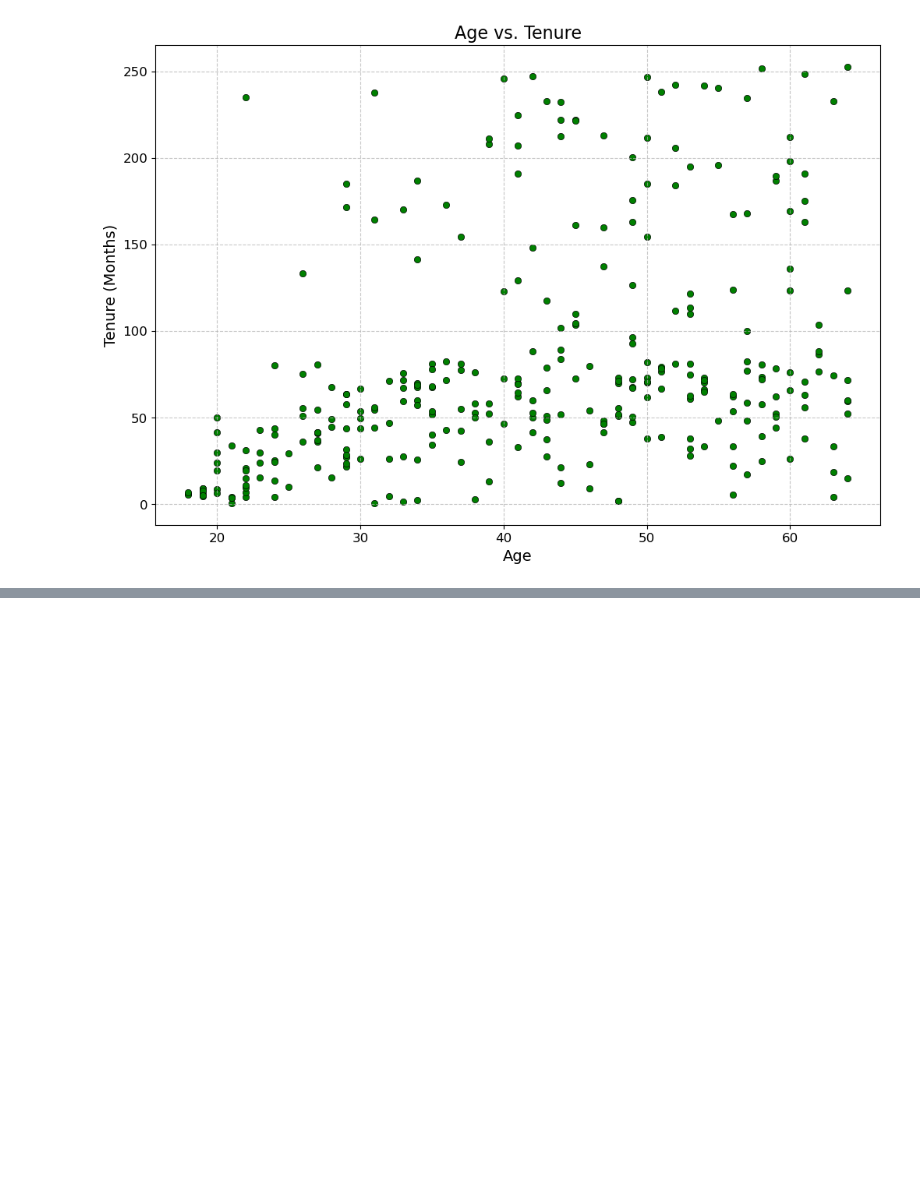
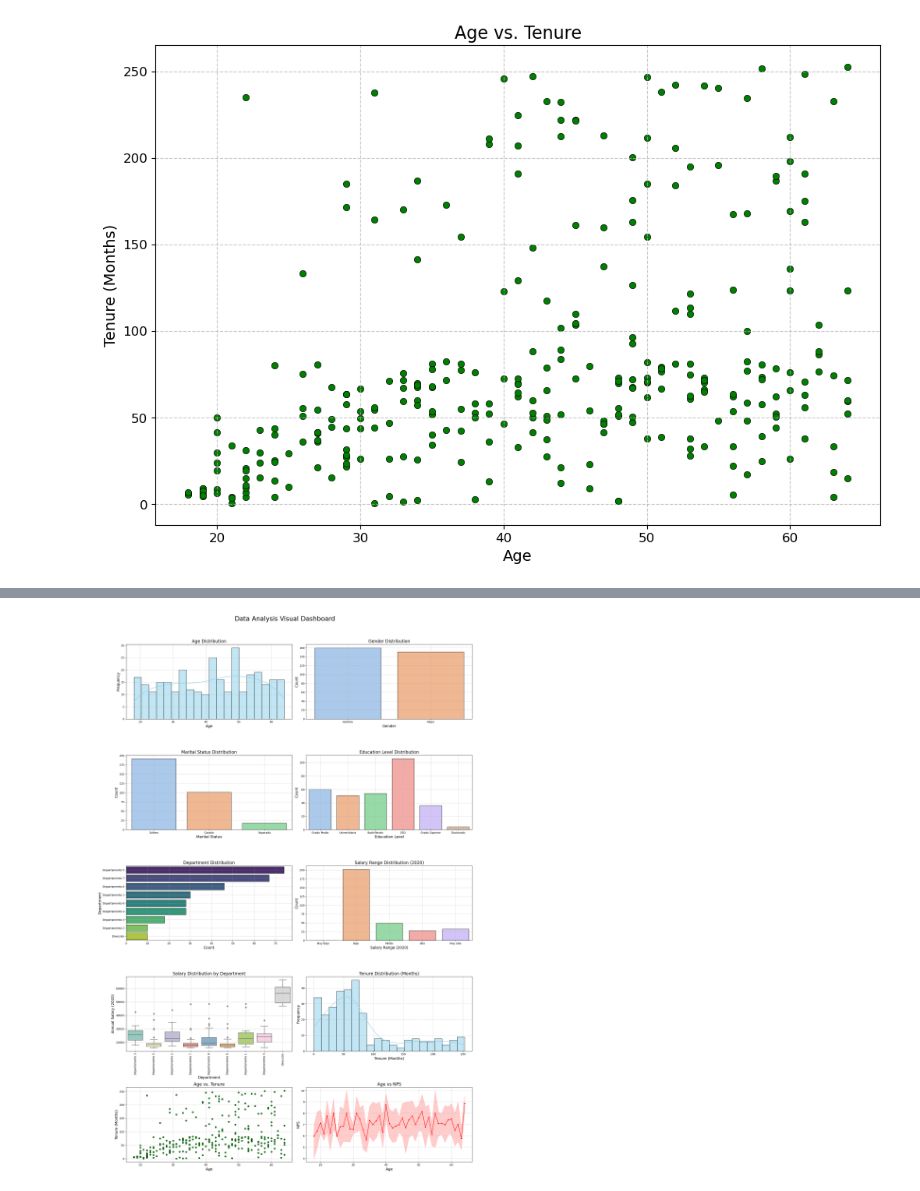
Before and after one commit to Jotis86/People-Analytics-Project, a Jupyter notebook: notebook/data_visualization.ipynb, the cells around one changed output, grey strips where cells are left out. Drawn from its saved outputs; the diff is of its cells as text; code cells hidden in the pictures; blank space fills up the shorter version.

Commit message:
update plots

```diff
--- a/notebook/data_visualization.ipynb
+++ b/notebook/data_visualization.ipynb
@@ -298,0 +299,80 @@ plt.show()
+# %%
+# Create a visual dashboard with 10 charts
+fig, axes = plt.subplots(5, 2, figsize=(20, 30))
+fig.suptitle('Data Analysis Visual Dashboard', fontsize=24)
+
+# 1. Age Distribution
+sns.histplot(data['Edad'], kde=True, bins=20, color='skyblue', edgecolor='black', ax=axes[0, 0])
+axes[0, 0].set_title('Age Distribution', fontsize=16)
+axes[0, 0].set_xlabel('Age', fontsize=14)
+axes[0, 0].set_ylabel('Frequency', fontsize=14)
+axes[0, 0].grid(True, linestyle='--', alpha=0.7)
+
+# 2. Gender Distribution
+sns.countplot(x='Sexo', data=data, palette='pastel', edgecolor='black', ax=axes[0, 1])
+axes[0, 1].set_title('Gender Distribution', fontsize=16)
+axes[0, 1].set_xlabel('Gender', fontsize=14)
+axes[0, 1].set_ylabel('Count', fontsize=14)
+axes[0, 1].grid(True, linestyle='--', alpha=0.7)
+
+# 3. Marital Status Distribution
+sns.countplot(x='ESTADO CIVIL', data=data, palette='pastel', edgecolor='black', ax=axes[1, 0])
+axes[1, 0].set_title('Marital Status Distribution', fontsize=16)
+axes[1, 0].set_xlabel('Marital Status', fontsize=14)
+axes[1, 0].set_ylabel('Count', fontsize=14)
+axes[1, 0].grid(True, linestyle='--', alpha=0.7)
+
+# 4. Education Level Distribution
+sns.countplot(x='Formación Oficial Reglada', data=data, palette='pastel', edgecolor='black', ax=axes[1, 1])
+axes[1, 1].set_title('Education Level Distribution', fontsize=16)
+axes[1, 1].set_xlabel('Education Level', fontsize=14)
+axes[1, 1].set_ylabel('Count', fontsize=14)
+axes[1, 1].grid(True, linestyle='--', alpha=0.7)
+
+# 5. Department Distribution
+sns.countplot(y='Departamento', data=data, order=data['Departamento'].value_counts().index, palette='viridis', edgecolor='black', ax=axes[2, 0])
+axes[2, 0].set_title('Department Distribution', fontsize=16)
+axes[2, 0].set_xlabel('Count', fontsize=14)
+axes[2, 0].set_ylabel('Department', fontsize=14)
+axes[2, 0].grid(True, linestyle='--', alpha=0.7)
+
+# 6. Salary Range Distribution (2020)
+sns.countplot(x='Rango Salario', data=data, palette='pastel', edgecolor='black', ax=axes[2, 1])
+axes[2, 1].set_title('Salary Range Distribution (2020)', fontsize=16)
+axes[2, 1].set_xlabel('Salary Range (2020)', fontsize=14)
+axes[2, 1].set_ylabel('Count', fontsize=14)
+axes[2, 1].grid(True, linestyle='--', alpha=0.7)
+
+# 7. Salary Distribution by Department
+sns.boxplot(x='Departamento', y='Salario Anual Actual 2020', data=data, palette='Set3', ax=axes[3, 0])
+axes[3, 0].set_title('Salary Distribution by Department', fontsize=16)
+axes[3, 0].set_xlabel('Department', fontsize=14)
+axes[3, 0].set_ylabel('Annual Salary (2020)', fontsize=14)
+axes[3, 0].tick_params(axis='x', rotation=90)
+axes[3, 0].grid(True, linestyle='--', alpha=0.7)
+
+# 8. Tenure Distribution (Months)
+sns.histplot(data['Antigüedad Meses'], kde=True, bins=20, color='skyblue', edgecolor='black', ax=axes[3, 1])
+axes[3, 1].set_title('Tenure Distribution (Months)', fontsize=16)
+axes[3, 1].set_xlabel('Tenure (Months)', fontsize=14)
+axes[3, 1].set_ylabel('Frequency', fontsize=14)
+axes[3, 1].grid(True, linestyle='--', alpha=0.7)
+
+# 9. Age vs. Tenure
+sns.scatterplot(x='Edad', y='Antigüedad Meses', data=data, color='green', edgecolor='black', ax=axes[4, 0])
+axes[4, 0].set_title('Age vs. Tenure', fontsize=16)
+axes[4, 0].set_xlabel('Age', fontsize=14)
+axes[4, 0].set_ylabel('Tenure (Months)', fontsize=14)
+axes[4, 0].grid(True, linestyle='--', alpha=0.7)
+
+# 10. Age vs. NPS
+sns.lineplot(x='Edad', y='NPS', data=data, marker='o', color='red', ax=axes[4, 1])
+axes[4, 1].set_title('Age vs NPS', fontsize=16)
+axes[4, 1].set_xlabel('Age', fontsize=14)
+axes[4, 1].set_ylabel('NPS', fontsize=14)
+axes[4, 1].grid(True, linestyle='--', alpha=0.7)
+
+plt.tight_layout(rect=[0, 0, 1, 0.96])
+plt.show()
+# %% [output]
+[figure, added]
```
Also changed, not shown: parts of 1 cell of this notebook.
